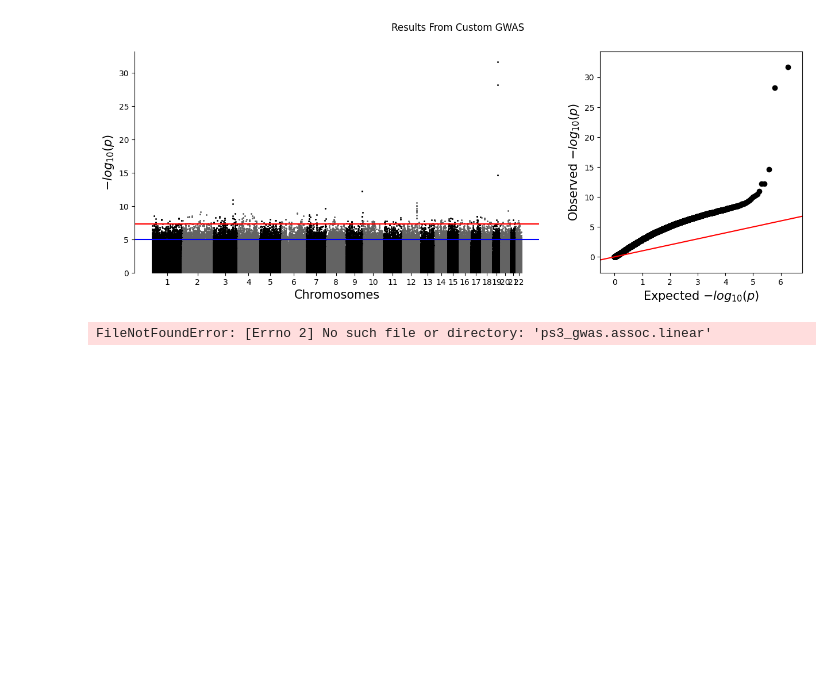
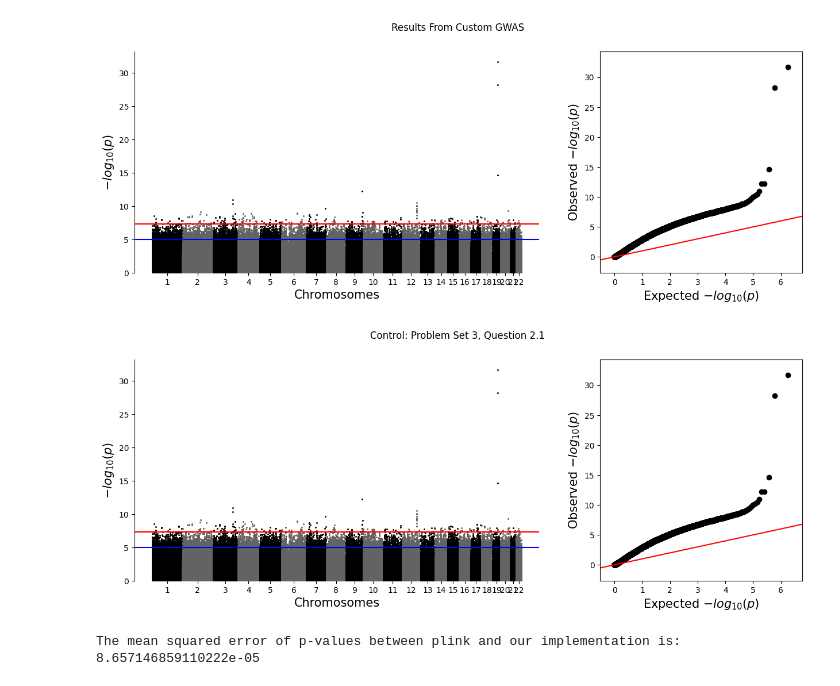
Before and after one commit to mkoelzer1998/Custom_GWAS, a Jupyter notebook: visuals.ipynb, the cells around one changed output. Drawn from its saved outputs; the diff is of its cells as text; code cells hidden in the pictures; blank space fills up the shorter version.

```diff
--- a/visuals.ipynb
+++ b/visuals.ipynb
@@ -44,20 +43,32 @@ qqman.qqplot(df, ax=ax1)
 # %%
 # Upload ps3_gwas.assoc.linear from Problem Set 3
 # Code will not run without it
-# Alternatively, run the following command:
+# Alternatively, run the following command (may vary depending on where you have plink installed):
 """
+VCF=data/gwas.vcf.gz
+PHEN=data/gwas.phen
 
+./plink_win64_20231211/plink.exe \
+    --vcf $VCF \
+    --linear \
+    --out ps3_gwas \
+    --allow-no-sex \
+    --pheno $PHEN
 """
 data = pd.read_csv("ps3_gwas.assoc.linear", delim_whitespace=True)
 fig, (ax0, ax1) = plt.subplots(1, 2, gridspec_kw={'width_ratios': [2, 1]})
 fig.set_size_inches((15, 5))
 fig.suptitle("Control: Problem Set 3, Question 2.1")
 qqman.manhattan(data, ax=ax0)
 qqman.qqplot(data, ax=ax1)
 # %% [output]
-FileNotFoundError: [Errno 2] No such file or directory: 'ps3_gwas.assoc.linear'
+[figure, added]
 # %%
+#This will only work if you don't use MAF with plink
 def MSE(p_exp, p_obs):
+    if len(p_exp) != len(p_obs):
+        print("p_value lengths are not the same. Make sure you aren't filtering with MAF")
+        return None
     mse_no_nan = 0
     total = 0
     for i, val_exp in enumerate(p_exp):
@@ -70,3 +81,5 @@ def MSE(p_exp, p_obs):
 p_expected = data['P'].to_numpy()
 mse = MSE(p_values, p_expected)
 print("The mean squared error of p-values between plink and our implementation is:", mse)
+# %% [output]
+The mean squared error of p-values between plink and our implementation is: 8.657146859110222e-05
```
Also changed, not shown: parts of 1 cell of this notebook.
